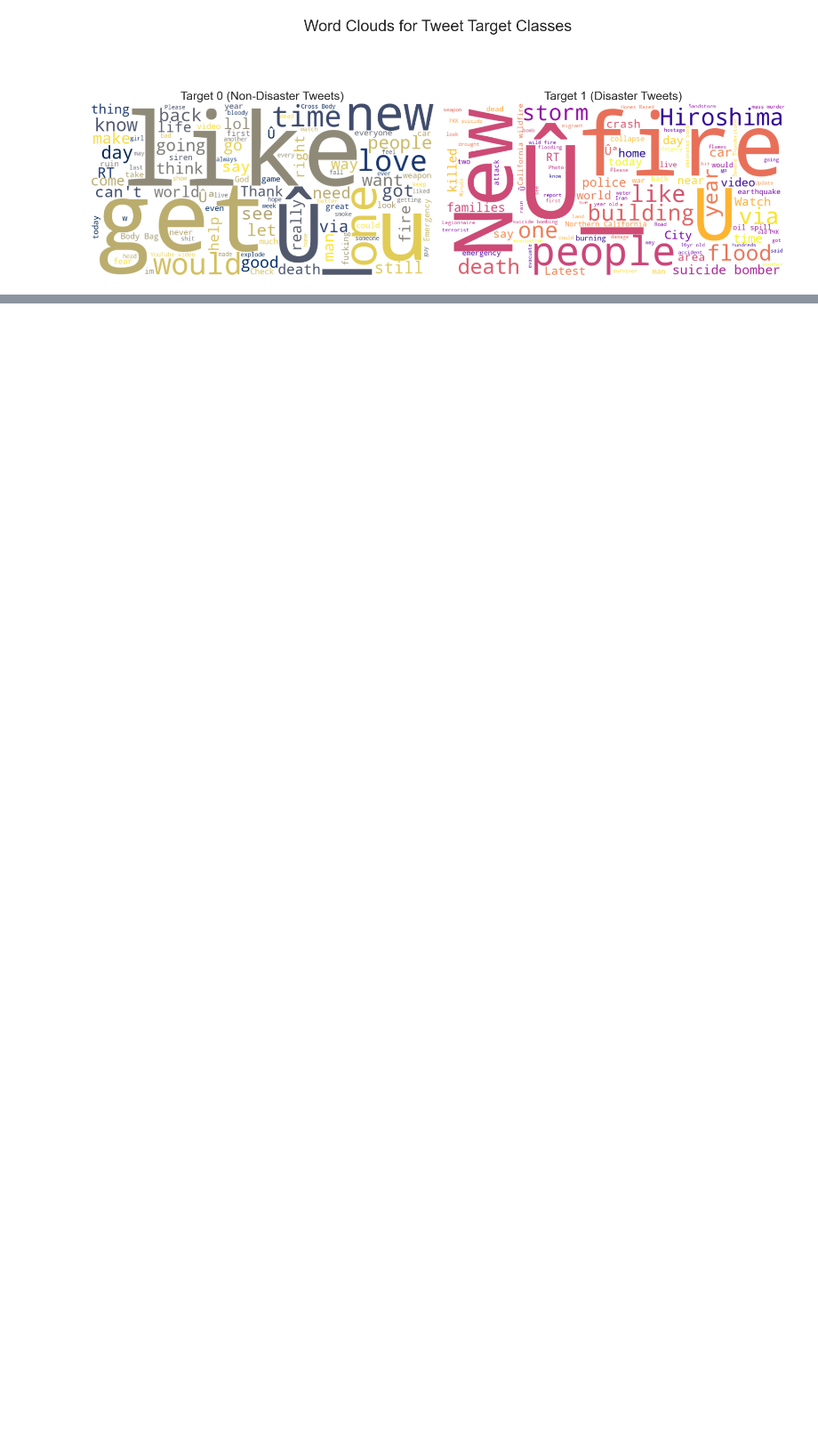
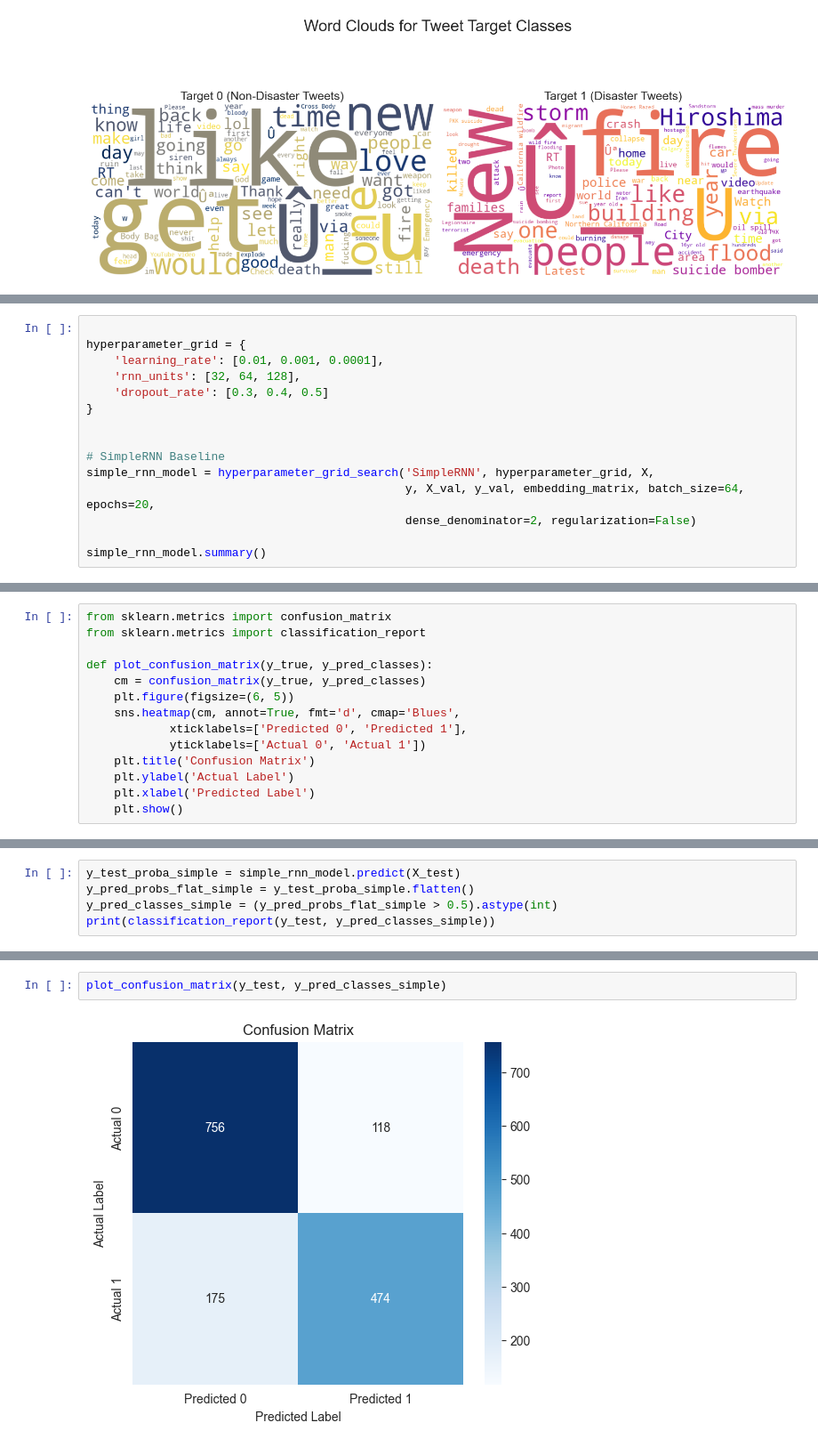
Before and after one commit to seanpritchard94/nlp-disaster-tweets, a Jupyter notebook: disaster-tweets.ipynb, the cells around one changed output, grey strips where cells are left out. Shown at 89% size. Cells and saved outputs as stored; diff of their text form; blank space fills up the shorter version.

Commit message:
training and hyperparameter tuning complete

```diff
--- a/disaster-tweets.ipynb
+++ b/disaster-tweets.ipynb
@@ -220,0 +464,15 @@ I will then conduct training and hyperparameter tuning on three models. I will u
+# %%
+
+hyperparameter_grid = {
+    'learning_rate': [0.01, 0.001, 0.0001],
+    'rnn_units': [32, 64, 128],
+    'dropout_rate': [0.3, 0.4, 0.5]
+}
+
+
+# SimpleRNN Baseline
+simple_rnn_model = hyperparameter_grid_search('SimpleRNN', hyperparameter_grid, X,
+                                              y, X_val, y_val, embedding_matrix, batch_size=64, epochs=20,
+                                              dense_denominator=2, regularization=False)
+
+simple_rnn_model.summary()
@@ -220,0 +890,14 @@ I will then conduct training and hyperparameter tuning on three models. I will u
+# %%
+from sklearn.metrics import confusion_matrix
+from sklearn.metrics import classification_report
+
+def plot_confusion_matrix(y_true, y_pred_classes):
+    cm = confusion_matrix(y_true, y_pred_classes)
+    plt.figure(figsize=(6, 5))
+    sns.heatmap(cm, annot=True, fmt='d', cmap='Blues',
+            xticklabels=['Predicted 0', 'Predicted 1'],
+            yticklabels=['Actual 0', 'Actual 1'])
+    plt.title('Confusion Matrix')
+    plt.ylabel('Actual Label')
+    plt.xlabel('Predicted Label')
+    plt.show()
@@ -220,0 +906,5 @@ I will then conduct training and hyperparameter tuning on three models. I will u
+# %%
+y_test_proba_simple = simple_rnn_model.predict(X_test)
+y_pred_probs_flat_simple = y_test_proba_simple.flatten()
+y_pred_classes_simple = (y_pred_probs_flat_simple > 0.5).astype(int)
+print(classification_report(y_test, y_pred_classes_simple))
@@ -220,0 +921,4 @@ I will then conduct training and hyperparameter tuning on three models. I will u
+# %%
+plot_confusion_matrix(y_test, y_pred_classes_simple)
+# %% [output]
+[figure, added]
```
Also changed, not shown: parts of 40 cells of this notebook.
